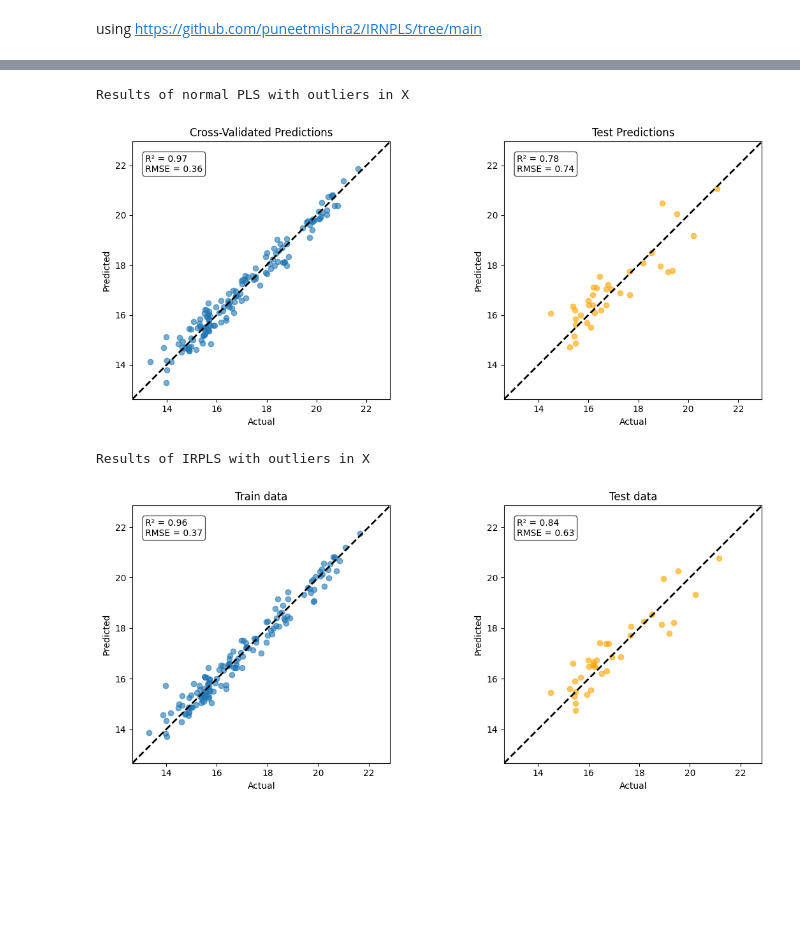
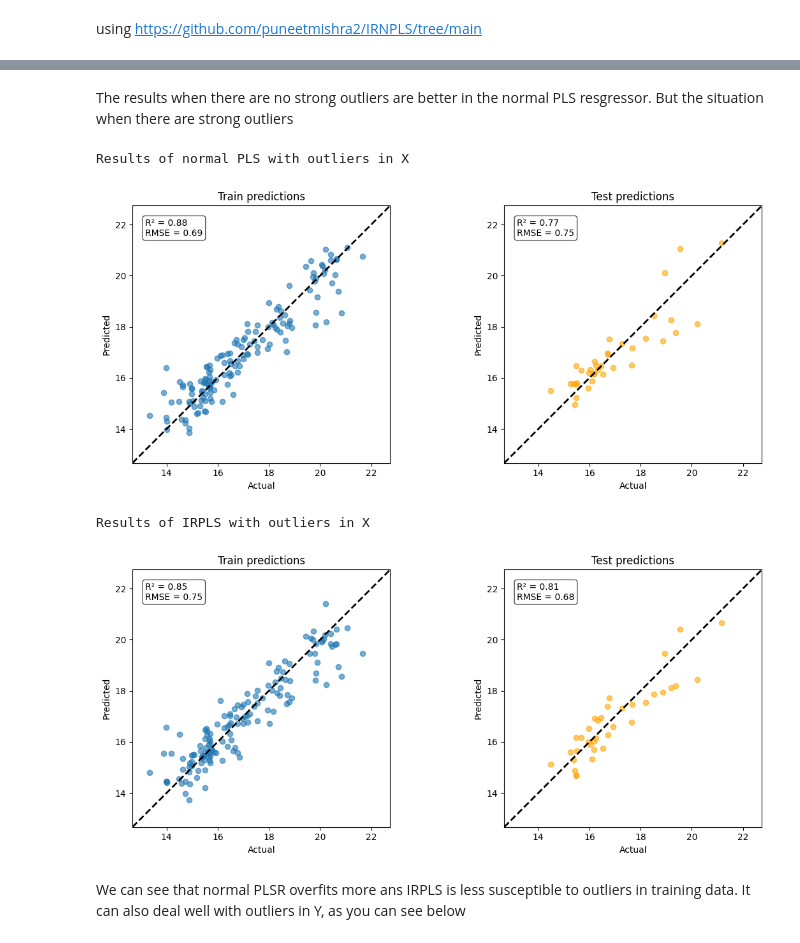
Before and after one commit to LizaGenke/Chemometric-approaches-to-hyperspectral-processing, a Jupyter notebook: robust_analysis.ipynb, the cells around one changed output, grey strips where cells are left out. Drawn from its saved outputs; the diff is of its cells as text; code cells hidden in the pictures; blank space fills up the shorter version.

```diff
--- a/robust_analysis.ipynb
+++ b/robust_analysis.ipynb
@@ -337,0 +354,9 @@ def irpls(X, Y, lvs, alpha):
+# %%
+model = irpls(lvs=11, alpha=4.685)
+model.fit(X_cal_ks, y_cal_ks)
+
+Y_pred_train = model.predict(X_cal_ks)
+Y_pred_test = model.predict(X_test_ks)
+
+print("Results of IRPLS without outliers")
+plot_cv_vs_test(y_cal_ks, Y_pred_train, y_test_ks, Y_pred_test, plot_titles=["Train predictions", "Test predictions"])
@@ -338,34 +366,29 @@ def irpls(X, Y, lvs, alpha):
+# %% [markdown]
+The results when there are no strong outliers are better in the normal PLS resgressor. But the situation when there are strong outliers
 # %%
 from sklearn.cross_decomposition import PLSRegression
 
-pls = PLSRegression(n_components=30)
+pls = PLSRegression(n_components=11)
 pls.fit(X=X_copy, y=y_cal_ks)
 y_pred_pls_cv = pls.predict(X_copy)
 y_pred_pls_test = pls.predict(X_test_ks)
 print("Results of normal PLS with outliers in X")
 plot_cv_vs_test(y_cal_ks, y_pred_pls_cv, y_test_ks, y_pred_pls_test, plot_titles=["Train predictions", "Test predictions"])
 # %% [output]
 Results of normal PLS with outliers in X
-[figure, old version]
+[figure, new version]
 # %%
 import matplotlib.pyplot as plt
-np.expand_dims(reference_values, axis=0)
+model = irpls(lvs=11, alpha=4.685)
+model.fit(X_copy, y_cal_ks)
 
-beta, weights, attributes = irpls(X_copy, y_cal_ks, lvs=30, alpha=10)
-
-n_samples = X_cal_ks.shape[0]
-n_responses = len(beta)
-
-beta_k = beta[0][:, -1]
-intercept = beta_k[0]
-coefs = beta_k[1:]
-
-Y_pred_train = X_copy @ coefs + intercept
-
-Y_pred_test =  X_test_ks @ coefs + intercept
+Y_pred_train = model.predict(X_copy)
+Y_pred_test = model.predict(X_test_ks)
 print("Results of IRPLS with outliers in X")
 plot_cv_vs_test(y_cal_ks, Y_pred_train, y_test_ks, Y_pred_test, plot_titles=["Train predictions", "Test predictions"])
 # %% [output]
 Results of IRPLS with outliers in X
-[figure, old version]
+[figure, new version]
+# %% [markdown]
+We can see that  normal PLSR overfits more ans IRPLS is less susceptible to outliers in training data. It can also deal well with outliers in Y, as you can see below
 # %%
```
Also changed, not shown: parts of 17 cells of this notebook, 2 other files.
